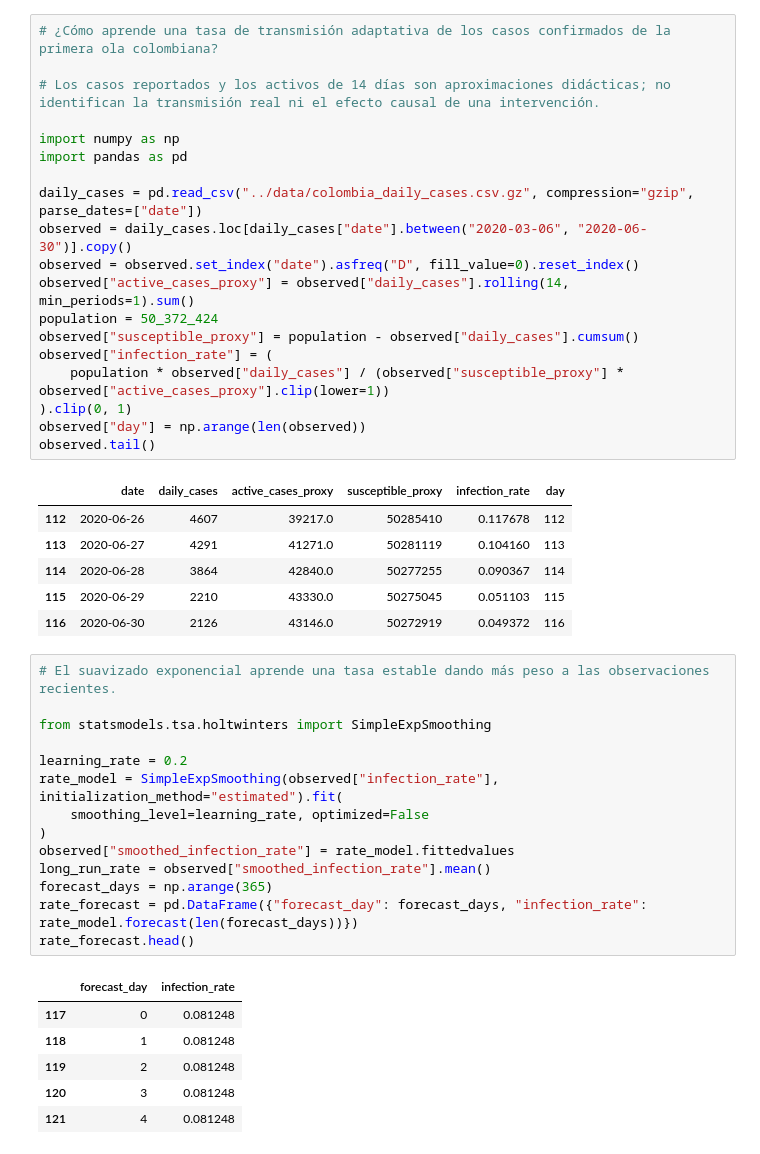
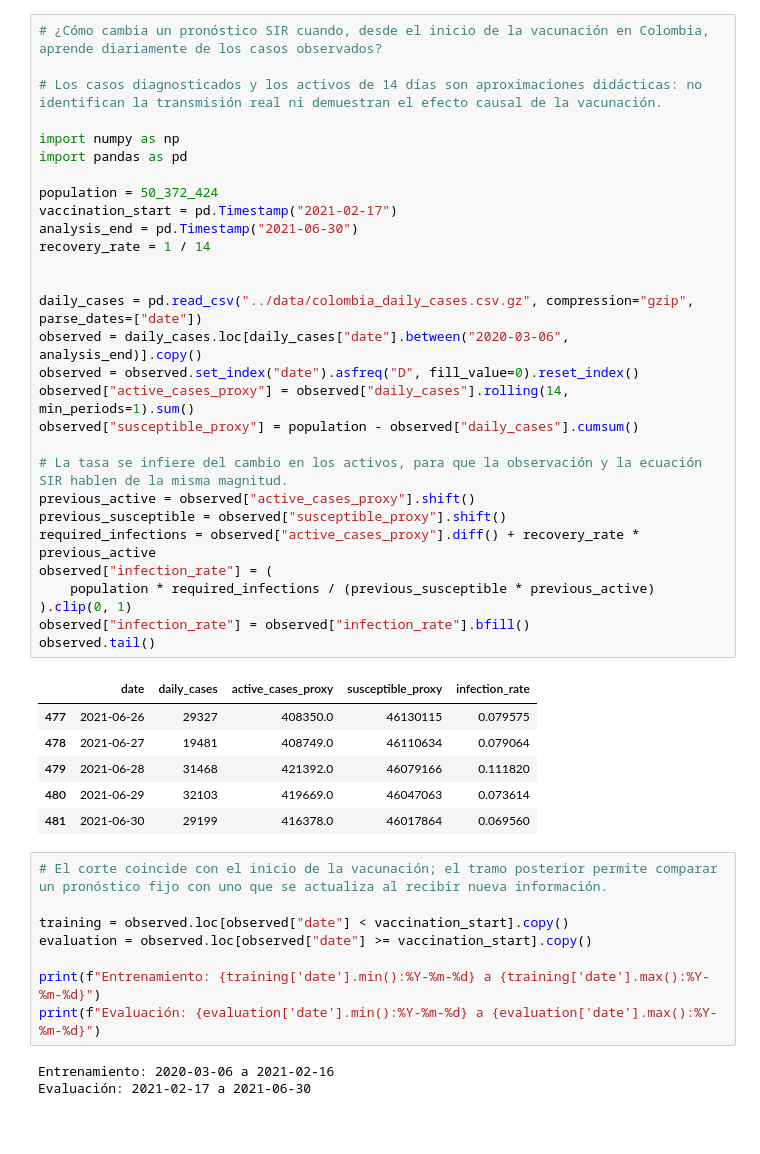
Before and after one commit to jdvelasq/classroom-vibecoding, a Jupyter notebook: implementation/predictiva/P209_sir_adaptativo/professor/notebook.ipynb, the cells around one changed output. Saved outputs shown, nothing was run; the diff lists cells and outputs as text; blank space fills up the shorter version.

Commit message:
Compare adaptive SIR after vaccination cutoff

```diff
--- a/implementation/predictiva/P209_sir_adaptativo/professor/notebook.ipynb
+++ b/implementation/predictiva/P209_sir_adaptativo/professor/notebook.ipynb
@@ -1,48 +1,48 @@
 # %%
-# ¿Cómo aprende una tasa de transmisión adaptativa de los casos confirmados de la primera ola colombiana?
+# ¿Cómo cambia un pronóstico SIR cuando, desde el inicio de la vacunación en Colombia, aprende diariamente de los casos observados?
 
-# Los casos reportados y los activos de 14 días son aproximaciones didácticas; no identifican la transmisión real ni el efecto causal de una intervención.
+# Los casos diagnosticados y los activos de 14 días son aproximaciones didácticas: no identifican la transmisión real ni demuestran el efecto causal de la vacunación.
 
 import numpy as np
 import pandas as pd
 
+population = 50_372_424
+vaccination_start = pd.Timestamp("2021-02-17")
+analysis_end = pd.Timestamp("2021-06-30")
+recovery_rate = 1 / 14
+
+
 daily_cases = pd.read_csv("../data/colombia_daily_cases.csv.gz", compression="gzip", parse_dates=["date"])
-observed = daily_cases.loc[daily_cases["date"].between("2020-03-06", "2020-06-30")].copy()
+observed = daily_cases.loc[daily_cases["date"].between("2020-03-06", analysis_end)].copy()
 observed = observed.set_index("date").asfreq("D", fill_value=0).reset_index()
 observed["active_cases_proxy"] = observed["daily_cases"].rolling(14, min_periods=1).sum()
-population = 50_372_424
 observed["susceptible_proxy"] = population - observed["daily_cases"].cumsum()
+
+# La tasa se infiere del cambio en los activos, para que la observación y la ecuación SIR hablen de la misma magnitud.
+previous_active = observed["active_cases_proxy"].shift()
+previous_susceptible = observed["susceptible_proxy"].shift()
+required_infections = observed["active_cases_proxy"].diff() + recovery_rate * previous_active
 observed["infection_rate"] = (
-    population * observed["daily_cases"] / (observed["susceptible_proxy"] * observed["active_cases_proxy"].clip(lower=1))
+    population * required_infections / (previous_susceptible * previous_active)
 ).clip(0, 1)
-observed["day"] = np.arange(len(observed))
+observed["infection_rate"] = observed["infection_rate"].bfill()
 observed.tail()
 # %% [output]
-|  | date | daily_cases | active_cases_proxy | susceptible_proxy | infection_rate | day |
-| 112 | 2020-06-26 | 4607 | 39217.0 | 50285410 | 0.117678 | 112 |
-| 113 | 2020-06-27 | 4291 | 41271.0 | 50281119 | 0.104160 | 113 |
-| 114 | 2020-06-28 | 3864 | 42840.0 | 50277255 | 0.090367 | 114 |
-| 115 | 2020-06-29 | 2210 | 43330.0 | 50275045 | 0.051103 | 115 |
-| 116 | 2020-06-30 | 2126 | 43146.0 | 50272919 | 0.049372 | 116 |
+|  | date | daily_cases | active_cases_proxy | susceptible_proxy | infection_rate |
+| 477 | 2021-06-26 | 29327 | 408350.0 | 46130115 | 0.079575 |
+| 478 | 2021-06-27 | 19481 | 408749.0 | 46110634 | 0.079064 |
+| 479 | 2021-06-28 | 31468 | 421392.0 | 46079166 | 0.111820 |
+| 480 | 2021-06-29 | 32103 | 419669.0 | 46047063 | 0.073614 |
+| 481 | 2021-06-30 | 29199 | 416378.0 | 46017864 | 0.069560 |
 # %%
-# El suavizado exponencial aprende una tasa estable dando más peso a las observaciones recientes.
+# El corte coincide con el inicio de la vacunación; el tramo posterior permite comparar un pronóstico fijo con uno que se actualiza al recibir nueva información.
 
-from statsmodels.tsa.holtwinters import SimpleExpSmoothing
+training = observed.loc[observed["date"] < vaccination_start].copy()
+evaluation = observed.loc[observed["date"] >= vaccination_start].copy()
 
-learning_rate = 0.2
-rate_model = SimpleExpSmoothing(observed["infection_rate"], initialization_method="estimated").fit(
-    smoothing_level=learning_rate, optimized=False
-)
-observed["smoothed_infection_rate"] = rate_model.fittedvalues
-long_run_rate = observed["smoothed_infection_rate"].mean()
-forecast_days = np.arange(365)
-rate_forecast = pd.DataFrame({"forecast_day": forecast_days, "infection_rate": rate_model.forecast(len(forecast_days))})
-rate_forecast.head()
+print(f"Entrenamiento: {training['date'].min():%Y-%m-%d} a {training['date'].max():%Y-%m-%d}")
+print(f"Evaluación: {evaluation['date'].min():%Y-%m-%d} a {evaluation['date'].max():%Y-%m-%d}")
 # %% [output]
-|  | forecast_day | infection_rate |
-| 117 | 0 | 0.081248 |
-| 118 | 1 | 0.081248 |
-| 119 | 2 | 0.081248 |
-| 120 | 3 | 0.081248 |
-| 121 | 4 | 0.081248 |
+Entrenamiento: 2020-03-06 a 2021-02-16
+Evaluación: 2021-02-17 a 2021-06-30
 # %%
```
Also changed, not shown: parts of 5 cells of this notebook, 5 other files.
